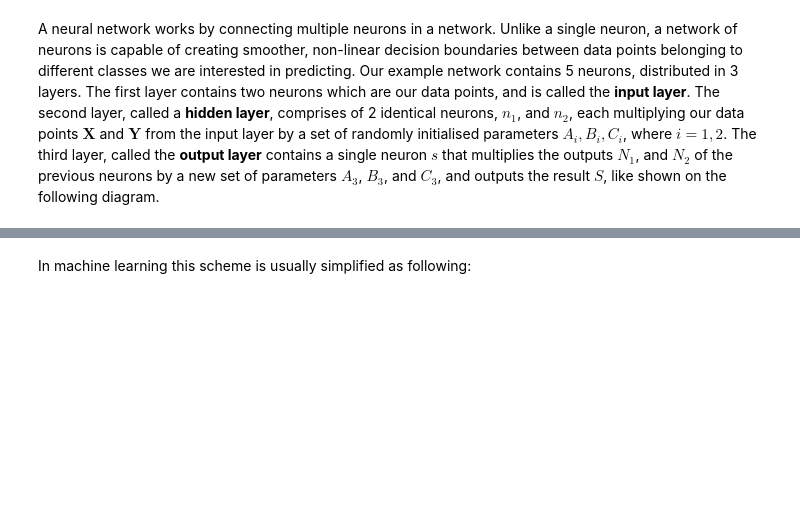
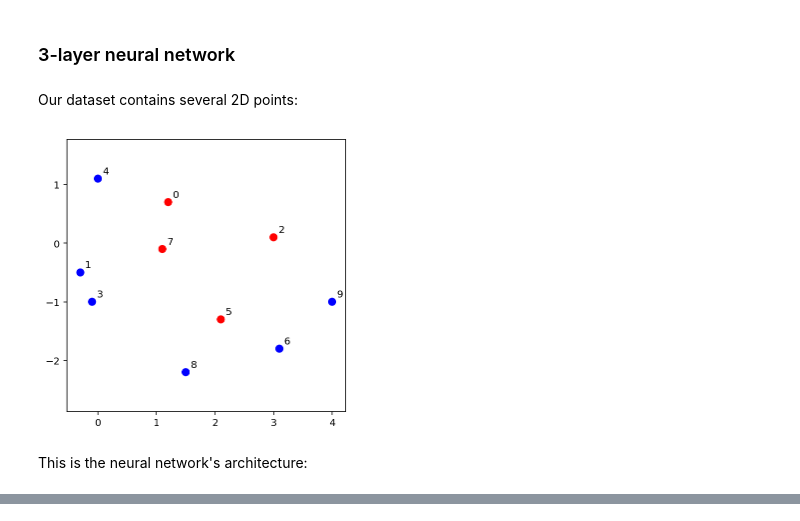
Before and after one commit to nmarincic/machineintelligence, a Jupyter notebook: Exercise 08 - Binary Classification with 3 Artificial Neurons and a Cost Function.ipynb, the cells around one changed output, grey strips where cells are left out. Drawn from its saved outputs; the diff is of its cells as text; code cells hidden in the pictures; blank space fills up the shorter version.

Commit message:
Updated exercises 07 and 08 and added new images

```diff
--- a/Exercise 08 - Binary Classification with 3 Artificial Neurons and a Cost Function.ipynb
+++ b/Exercise 08 - Binary Classification with 3 Artificial Neurons and a Cost Function.ipynb
@@ -13,2 +7,4 @@ In our binary classification task, we used the function  $F = f(\mathbf{X},\math
-# %% [markdown]
-A neural network works by connecting multiple neurons in a network. Unlike a single neuron, a network of neurons is capable of creating smoother, non-linear decision boundaries between data points belonging to different classes we are interested in predicting. Our example network contains 5 neurons, distributed in 3 layers. The first layer contains two neurons which are our data points, and is called the __input layer__. The second layer, called a __hidden layer__, comprises of 2 identical neurons, $n_1$, and $n_2$, each multiplying our data points $\mathbf{X}$ and $\mathbf{Y}$ from the input layer by a set of randomly initialised parameters $A_i, B_i, C_i$, where $i=1,2$. The third layer, called the __output layer__ contains a single neuron $s$ that multiplies the outputs $N_1$, and $N_2$ of the previous neurons  by a new set of parameters $A_3$, $B_3$, and $C_3$, and outputs the result $S$, like shown on the following diagram.
+# %% [markdown]
+### 3-layer neural network
+# %% [markdown]
+Our dataset contains several 2D points:
@@ -15,4 +44,8 @@ A neural network works by connecting multiple neurons in a network. Unlike a sin
+# %%
+plot_data(data, labels)
+# %% [output]
+[figure, added]
+# %% [markdown]
+This is the neural network's architecture:
 # %% [markdown]
 <img src="img/neural_networks_23.png" alt="drawing" width="650"/>
-# %% [markdown]
-In machine learning this scheme is usually simplified as following:
```
Also changed, not shown: parts of 50 cells of this notebook, 5 other files.
